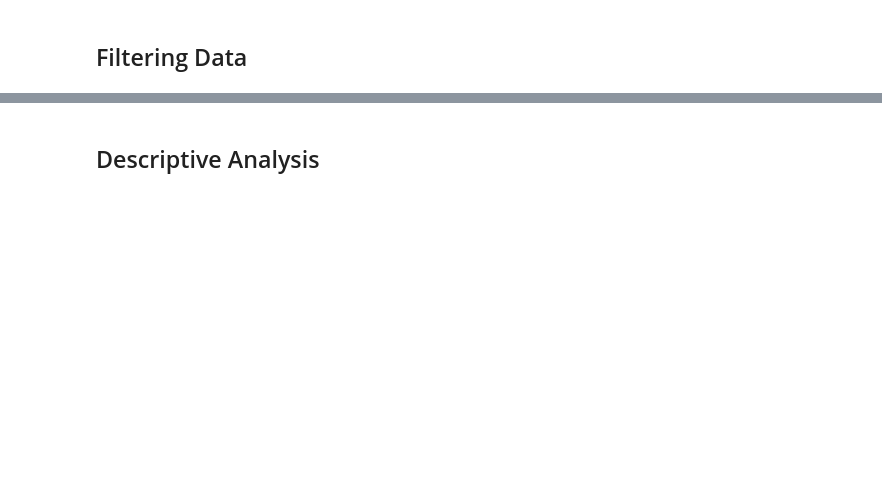
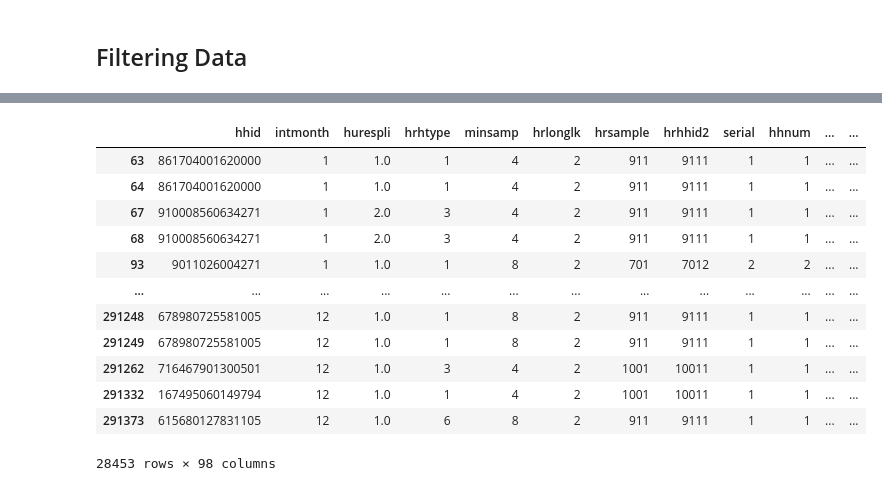
Before and after one commit to vedikabar/pdi_pensions, a Jupyter notebook: guide/Useful commands.ipynb, the cells around one changed output, grey strips where cells are left out. Cells and saved outputs as stored; diff of their text form; code cells hidden in the pictures; blank space fills up the shorter version.

```diff
--- a/guide/Useful commands.ipynb
+++ b/guide/Useful commands.ipynb
@@ -62,8 +209,20 @@ df[df["age"].between(55, 64)]
 # %%
 #Filtering by .isin command
-df[df["state"].isin(["IL", "CA", "NY"])]
+df[df["ethnic"].isin([1, 2, 3])]
+# %% [output]
+|  | hhid | intmonth | hurespli | hrhtype | minsamp | hrlonglk | hrsample | hrhhid2 | serial | hhnum | ... | ... |
+| 63 | 861704001620000 | 1 | 1.0 | 1 | 4 | 2 | 911 | 9111 | 1 | 1 | ... | ... |
+| 64 | 861704001620000 | 1 | 1.0 | 1 | 4 | 2 | 911 | 9111 | 1 | 1 | ... | ... |
+| 67 | 910008560634271 | 1 | 2.0 | 3 | 4 | 2 | 911 | 9111 | 1 | 1 | ... | ... |
+| 68 | 910008560634271 | 1 | 2.0 | 3 | 4 | 2 | 911 | 9111 | 1 | 1 | ... | ... |
+| 93 | 9011026004271 | 1 | 1.0 | 1 | 8 | 2 | 701 | 7012 | 2 | 2 | ... | ... |
+| ... | ... | ... | ... | ... | ... | ... | ... | ... | ... | ... | ... | ... |
+| 291248 | 678980725581005 | 12 | 1.0 | 1 | 8 | 2 | 911 | 9111 | 1 | 1 | ... | ... |
+| 291249 | 678980725581005 | 12 | 1.0 | 1 | 8 | 2 | 911 | 9111 | 1 | 1 | ... | ... |
+| 291262 | 716467901300501 | 12 | 1.0 | 3 | 4 | 2 | 1001 | 10011 | 1 | 1 | ... | ... |
+| 291332 | 167495060149794 | 12 | 1.0 | 1 | 4 | 2 | 1001 | 10011 | 1 | 1 | ... | ... |
+| 291373 | 615680127831105 | 12 | 1.0 | 6 | 8 | 2 | 911 | 9111 | 1 | 1 | ... | ... |
+28453 rows × 98 columns
 # %%
 #Creating derived variables
 df["age_55_plus"] = df["age"] >= 55
-# %% [markdown]
-## Descriptive Analysis
```
Also changed, not shown: parts of 14 cells of this notebook.
